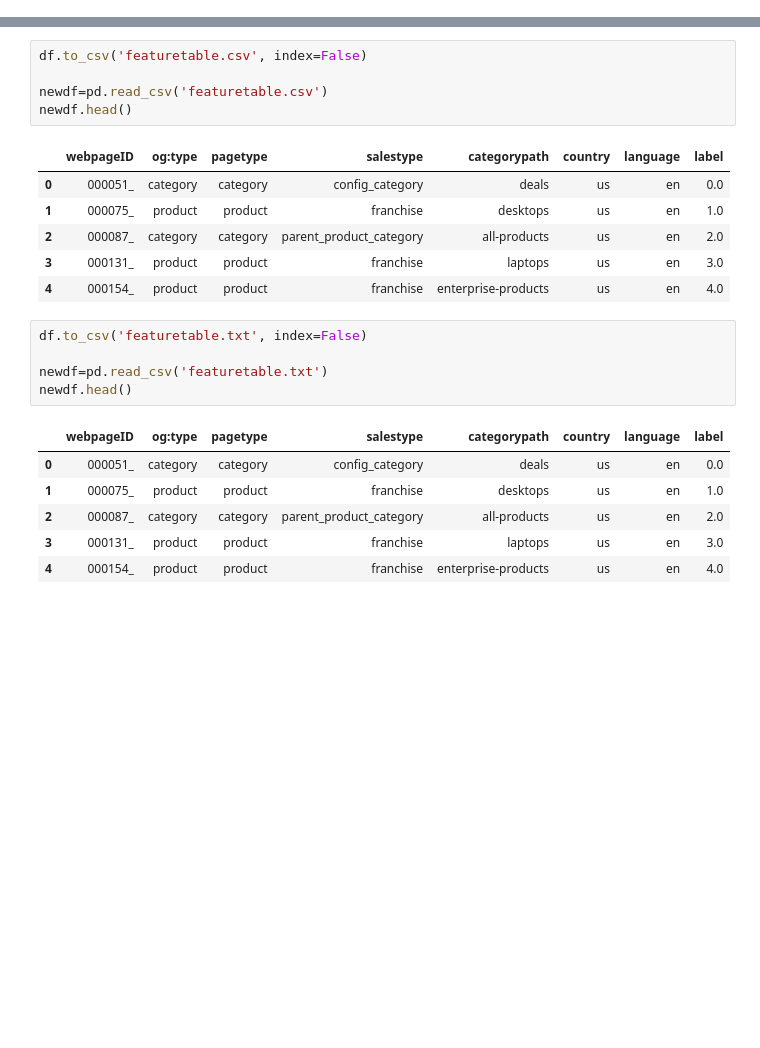
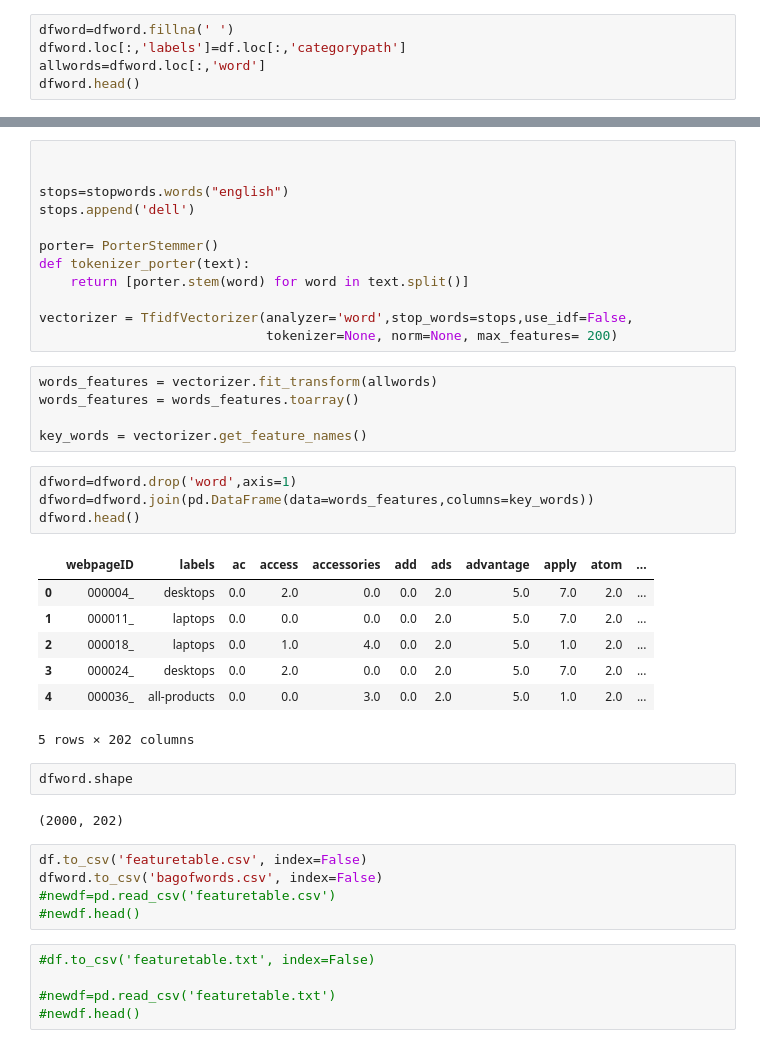
Before and after one commit to lorian/website-tags, a Jupyter notebook: get_feature_table.ipynb, the cells around one changed output, grey strips where cells are left out. Drawn from its saved outputs; the diff is of its cells as text; blank space fills up the shorter version.

```diff
--- a/get_feature_table.ipynb
+++ b/get_feature_table.ipynb
@@ -75,0 +89,5 @@ number of labels is 19
+# %%
+dfword=dfword.fillna(' ')
+dfword.loc[:,'labels']=df.loc[:,'categorypath']
+allwords=dfword.loc[:,'word']
+dfword.head()
@@ -76,24 +101,43 @@ number of labels is 19
+# %%
+
+
+stops=stopwords.words("english")
+stops.append('dell')
+
+porter= PorterStemmer()
+def tokenizer_porter(text):
+    return [porter.stem(word) for word in text.split()]
+
+vectorizer = TfidfVectorizer(analyzer='word',stop_words=stops,use_idf=False,
+                             tokenizer=None, norm=None, max_features= 200)
+# %%
+words_features = vectorizer.fit_transform(allwords)
+words_features = words_features.toarray()
+
+key_words = vectorizer.get_feature_names()
+# %%
+dfword=dfword.drop('word',axis=1)
+dfword=dfword.join(pd.DataFrame(data=words_features,columns=key_words))
+dfword.head()
+# %% [output]
+|  | webpageID | labels | ac | access | accessories | add | ads | advantage | apply | atom | ... |
+| 0 | 000004_ | desktops | 0.0 | 2.0 | 0.0 | 0.0 | 2.0 | 5.0 | 7.0 | 2.0 | ... |
+| 1 | 000011_ | laptops | 0.0 | 0.0 | 0.0 | 0.0 | 2.0 | 5.0 | 7.0 | 2.0 | ... |
+| 2 | 000018_ | laptops | 0.0 | 1.0 | 4.0 | 0.0 | 2.0 | 5.0 | 1.0 | 2.0 | ... |
+| 3 | 000024_ | desktops | 0.0 | 2.0 | 0.0 | 0.0 | 2.0 | 5.0 | 7.0 | 2.0 | ... |
+| 4 | 000036_ | all-products | 0.0 | 0.0 | 3.0 | 0.0 | 2.0 | 5.0 | 1.0 | 2.0 | ... |
+5 rows × 202 columns
+# %%
+dfword.shape
+# %% [output]
+(2000, 202)
 # %%
 df.to_csv('featuretable.csv', index=False)
-
-newdf=pd.read_csv('featuretable.csv')
-newdf.head()
+dfword.to_csv('bagofwords.csv', index=False)
+#newdf=pd.read_csv('featuretable.csv')
+#newdf.head()
-# %% [output]
-|  | webpageID | og:type | pagetype | salestype | categorypath | country | language | label |
-| 0 | 000051_ | category | category | config_category | deals | us | en | 0.0 |
-| 1 | 000075_ | product | product | franchise | desktops | us | en | 1.0 |
-| 2 | 000087_ | category | category | parent_product_category | all-products | us | en | 2.0 |
-| 3 | 000131_ | product | product | franchise | laptops | us | en | 3.0 |
-| 4 | 000154_ | product | product | franchise | enterprise-products | us | en | 4.0 |
 # %%
-df.to_csv('featuretable.txt', index=False)
+#df.to_csv('featuretable.txt', index=False)
 
-newdf=pd.read_csv('featuretable.txt')
-newdf.head()
+#newdf=pd.read_csv('featuretable.txt')
+#newdf.head()
-# %% [output]
-|  | webpageID | og:type | pagetype | salestype | categorypath | country | language | label |
-| 0 | 000051_ | category | category | config_category | deals | us | en | 0.0 |
-| 1 | 000075_ | product | product | franchise | desktops | us | en | 1.0 |
-| 2 | 000087_ | category | category | parent_product_category | all-products | us | en | 2.0 |
-| 3 | 000131_ | product | product | franchise | laptops | us | en | 3.0 |
-| 4 | 000154_ | product | product | franchise | enterprise-products | us | en | 4.0 |
```
Also changed, not shown: parts of 4 cells of this notebook, 3 other files.
